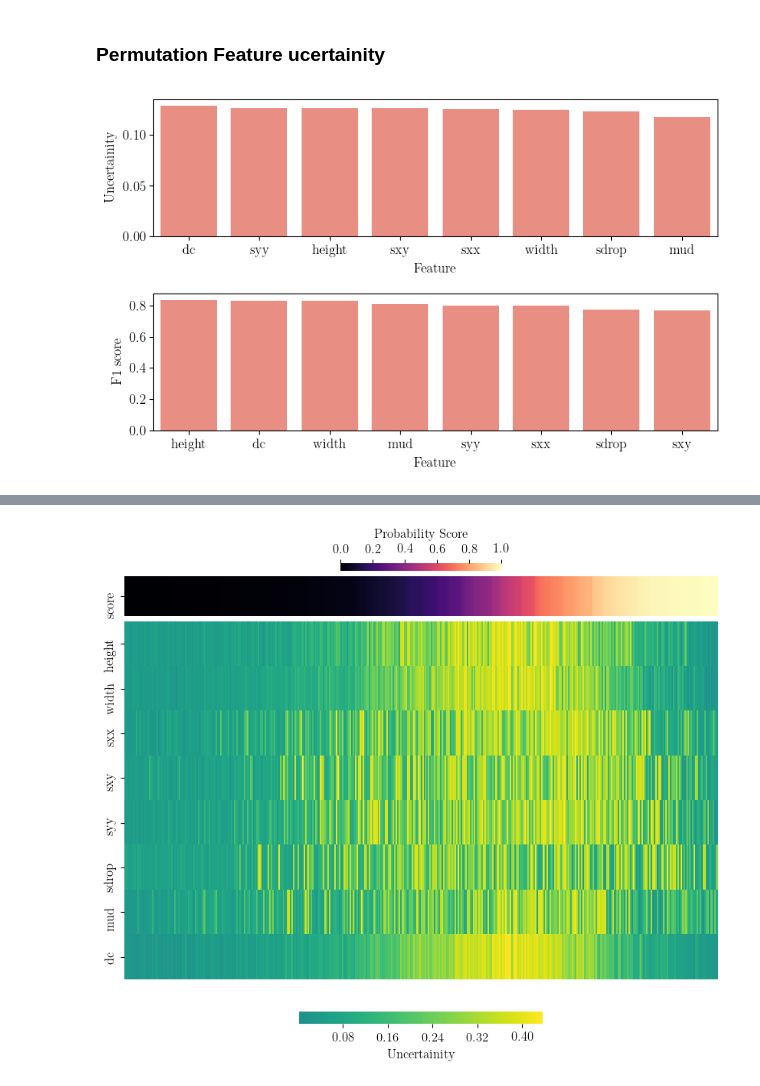
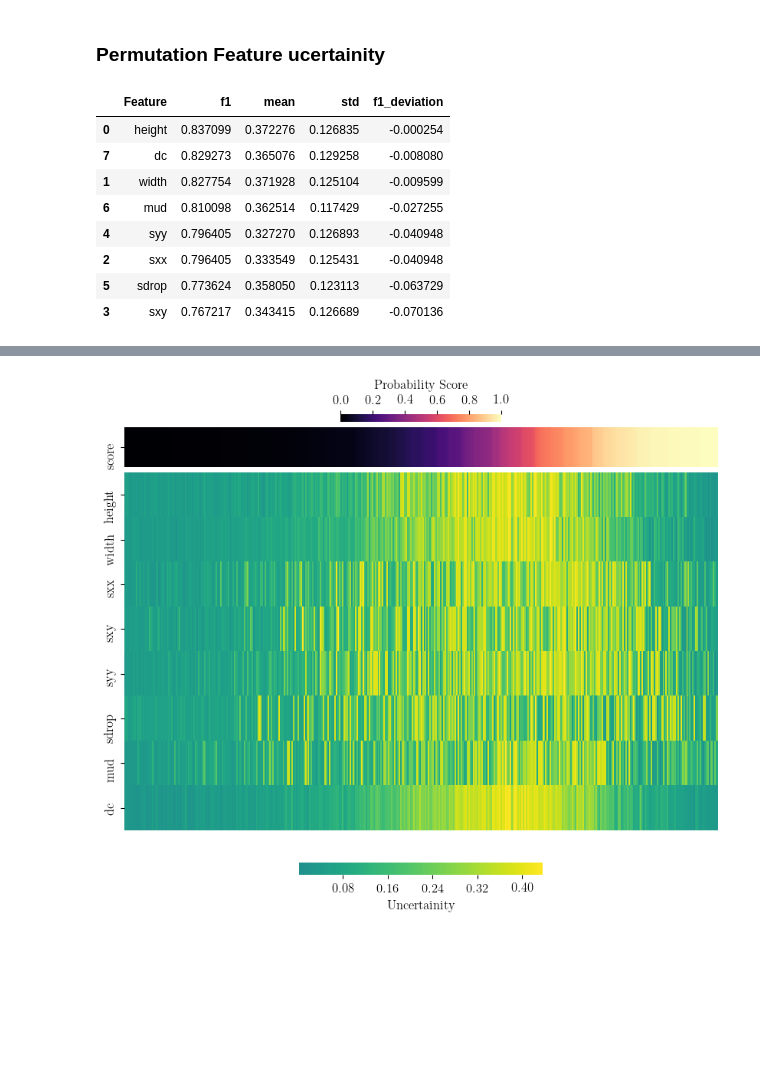
Before and after one commit to msahamed/earthquake_physics_bayesian_nn, a Jupyter notebook: BNN_edward.ipynb, the cells around one changed output, grey strips where cells are left out. Drawn from its saved outputs; the diff is of its cells as text; code cells hidden in the pictures; blank space fills up the shorter version.

```diff
--- a/BNN_edward.ipynb
+++ b/BNN_edward.ipynb
@@ -513,19 +513,3 @@ for i in range(len(features)):
     f1 = f1_score(ytest, pred, average='weighted')
     featinfo = featinfo.append({'Feature': features[i], 'mean': mean.mean(),
                     'std': std.std(), 'f1': f1}, ignore_index=True)
-# %%
-plt.figure(figsize=(8, 5))
-featinfo.sort_values(by = 'std', inplace=True, ascending=False)
-plt.subplot(211)
-ax = sns.barplot(x="Feature", y="std", data=featinfo, color="salmon")
-plt.xlabel('Feature')
-plt.ylabel('Uncertainity')
-
-plt.subplot(212)
-featinfo.sort_values(by = 'f1', inplace=True, ascending=False)
-ax = sns.barplot(x="Feature", y="f1", data=featinfo, color="salmon")
-plt.xlabel('Feature')
-plt.ylabel('F1 score')
-plt.tight_layout()
-# %% [output]
-[figure, removed]
@@ -531,0 +518,12 @@ plt.tight_layout()
+# %%
+featinfo.head(10)
+# %% [output]
+|  | Feature | f1 | mean | std | f1_deviation |
+| 0 | height | 0.837099 | 0.372276 | 0.126835 | -0.000254 |
+| 7 | dc | 0.829273 | 0.365076 | 0.129258 | -0.008080 |
+| 1 | width | 0.827754 | 0.371928 | 0.125104 | -0.009599 |
+| 6 | mud | 0.810098 | 0.362514 | 0.117429 | -0.027255 |
+| 4 | syy | 0.796405 | 0.327270 | 0.126893 | -0.040948 |
+| 2 | sxx | 0.796405 | 0.333549 | 0.125431 | -0.040948 |
+| 5 | sdrop | 0.773624 | 0.358050 | 0.123113 | -0.063729 |
+| 3 | sxy | 0.767217 | 0.343415 | 0.126689 | -0.070136 |
```
Also changed, not shown: parts of 2 cells of this notebook.
